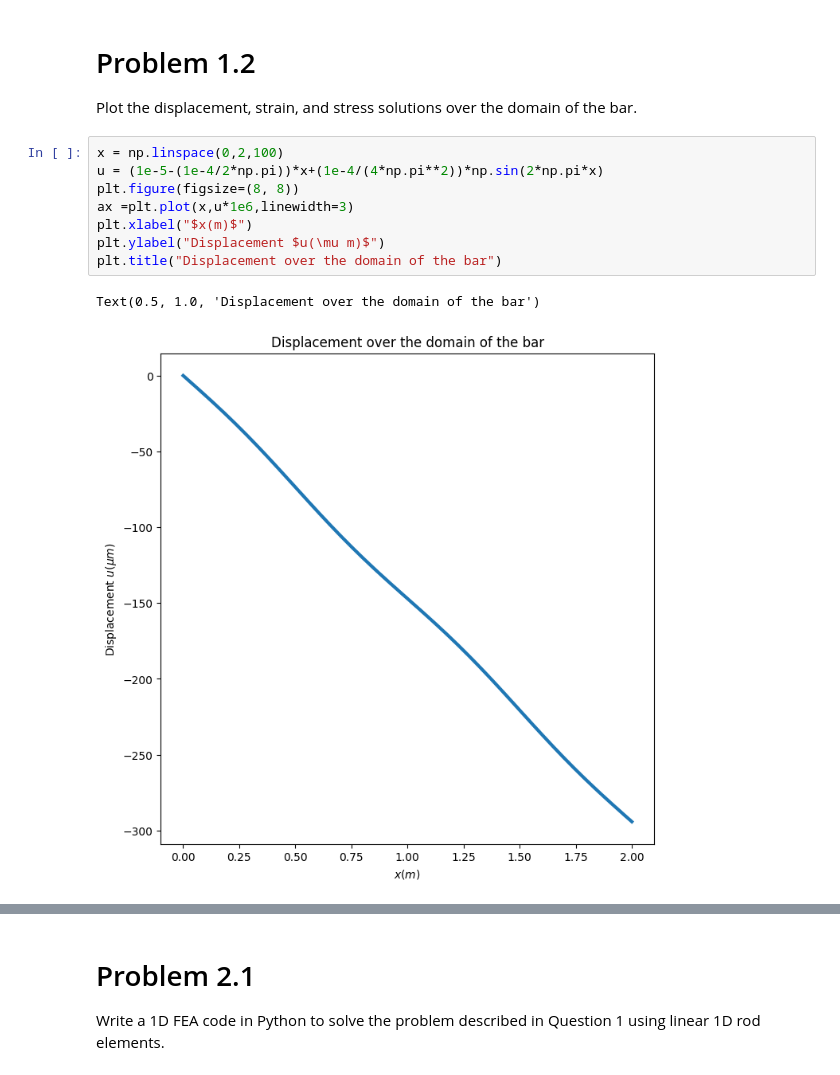
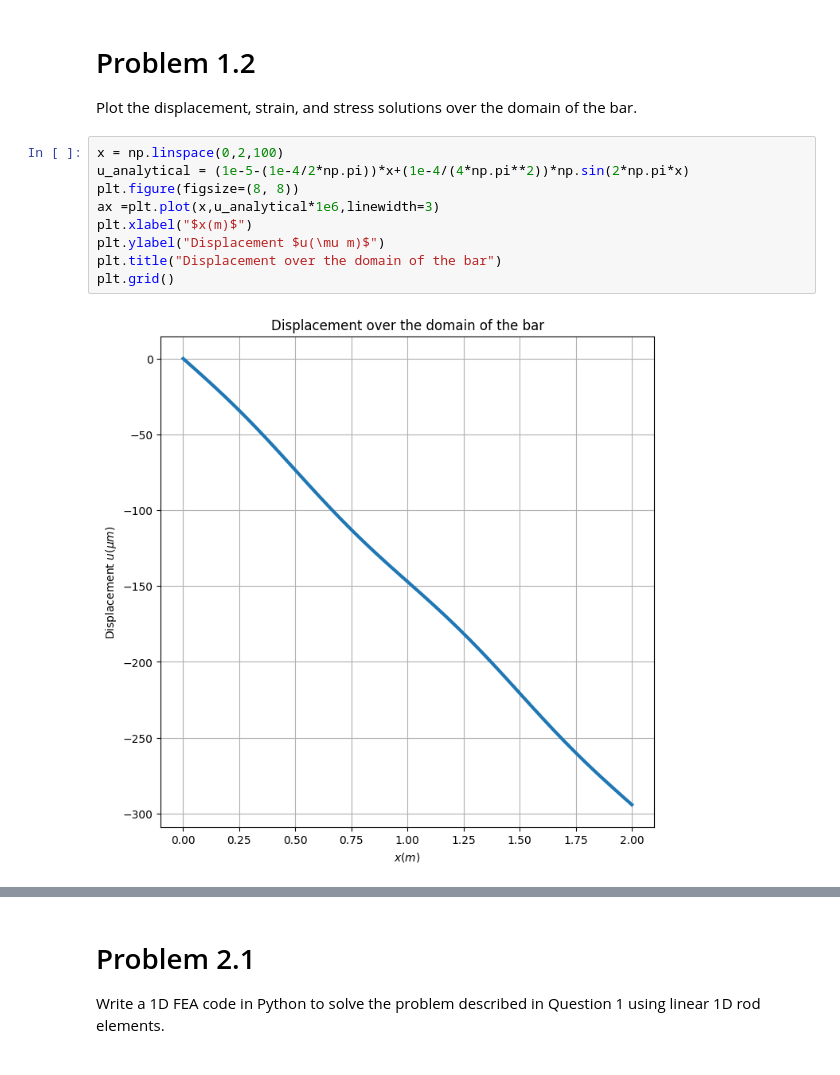
Before and after one commit to Ali-7800/ME471, a Jupyter notebook: projects/project_1.ipynb, the cells around one changed output, grey strips where cells are left out. Cells and saved outputs as stored; diff of their text form.

```diff
--- a/projects/project_1.ipynb
+++ b/projects/project_1.ipynb
@@ -11,15 +11,15 @@ import scipy as sp
 Plot the displacement, strain, and stress solutions over the domain of the bar.
 # %%
 x = np.linspace(0,2,100)
-u = (1e-5-(1e-4/2*np.pi))*x+(1e-4/(4*np.pi**2))*np.sin(2*np.pi*x)
+u_analytical = (1e-5-(1e-4/2*np.pi))*x+(1e-4/(4*np.pi**2))*np.sin(2*np.pi*x)
 plt.figure(figsize=(8, 8))
-ax =plt.plot(x,u*1e6,linewidth=3)
+ax =plt.plot(x,u_analytical*1e6,linewidth=3)
 plt.xlabel("$x(m)$")
 plt.ylabel("Displacement $u(\mu m)$")
 plt.title("Displacement over the domain of the bar")
+plt.grid()
 # %% [output]
-Text(0.5, 1.0, 'Displacement over the domain of the bar')
-[figure, old version]
+[figure, new version]
 # %%
 x = np.linspace(0,2,100)
 strain = (1e-5-(1e-4/2*np.pi))+(1e-4/(2*np.pi))*np.cos(2*np.pi*x)
```
Also changed, not shown: parts of 4 cells of this notebook.
